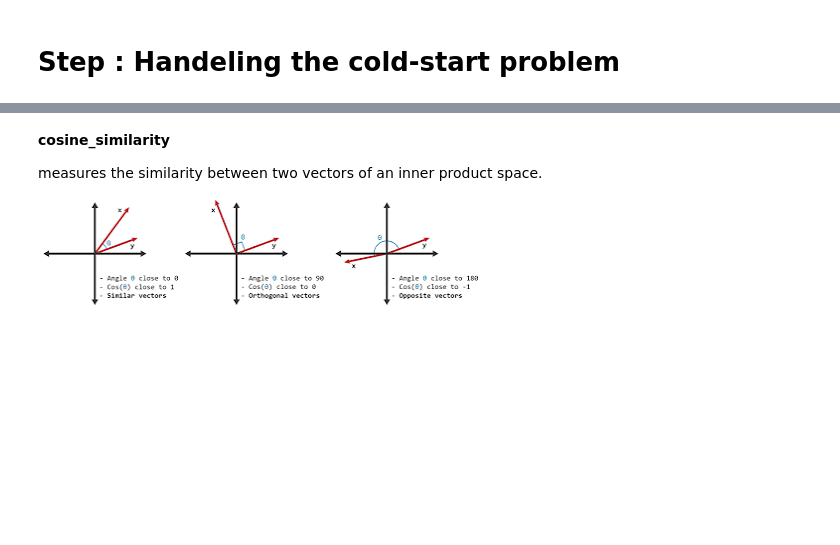
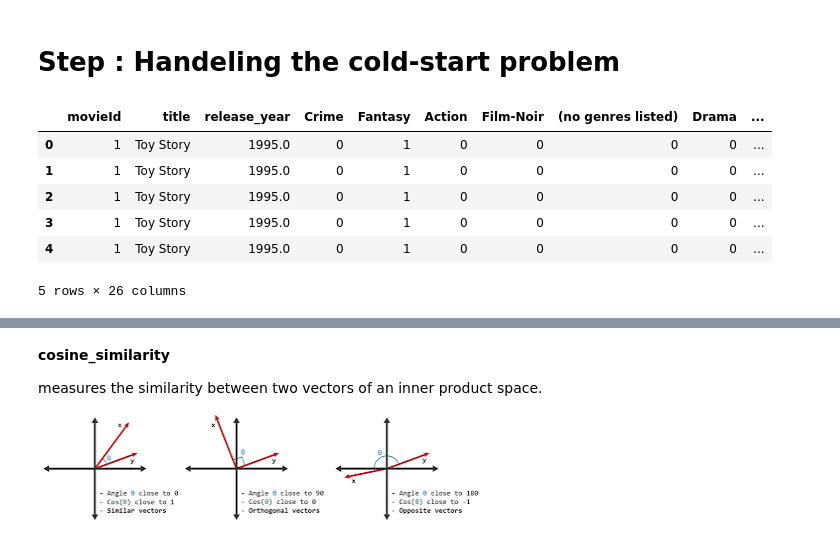
Before and after one commit to Mohammadhoseinajorloo/Movielo, a Jupyter notebook: notebooks/analyze.ipynb, the cells around one changed output, grey strips where cells are left out. Cells and saved outputs as stored; diff of their text form; code cells hidden in the pictures; blank space fills up the shorter version.

```diff
--- a/notebooks/analyze.ipynb
+++ b/notebooks/analyze.ipynb
@@ -386,4 +431,16 @@ genres = set(g for G in movies["genres"] for g in G)
 for g in genres:
     movies[g] = movies.genres.transform(lambda x: int(g in x))
 
-movie_genres = movies.drop(columns=['movieId','title','genres'])
+
+movie_genres = movies.drop(columns=['genres'])
+# %%
+merged_moviegene_and_rating = pd.merge(movie_genres, ratings, how="inner")
+merged_moviegene_and_rating.head()
+# %% [output]
+|  | movieId | title | release_year | Crime | Fantasy | Action | Film-Noir | (no genres listed) | Drama | ... |
+| 0 | 1 | Toy Story | 1995.0 | 0 | 1 | 0 | 0 | 0 | 0 | ... |
+| 1 | 1 | Toy Story | 1995.0 | 0 | 1 | 0 | 0 | 0 | 0 | ... |
+| 2 | 1 | Toy Story | 1995.0 | 0 | 1 | 0 | 0 | 0 | 0 | ... |
+| 3 | 1 | Toy Story | 1995.0 | 0 | 1 | 0 | 0 | 0 | 0 | ... |
+| 4 | 1 | Toy Story | 1995.0 | 0 | 1 | 0 | 0 | 0 | 0 | ... |
+5 rows × 26 columns
```
Also changed, not shown: parts of 14 cells of this notebook.
